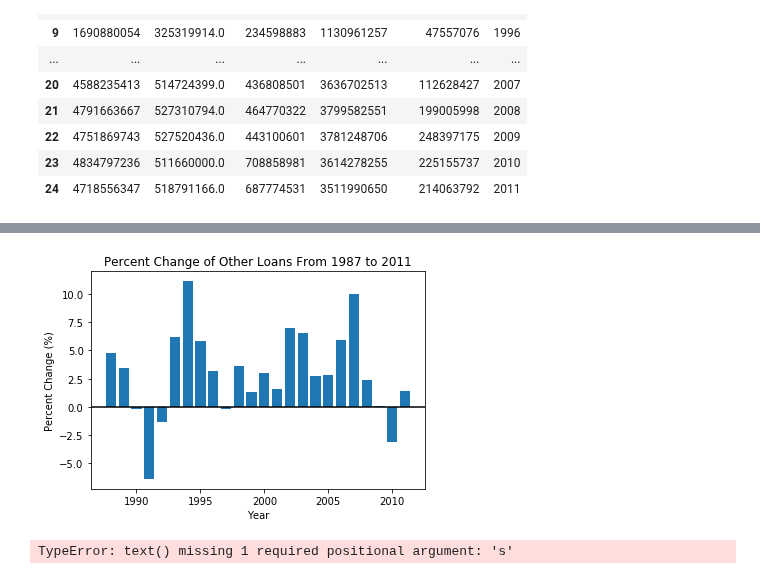
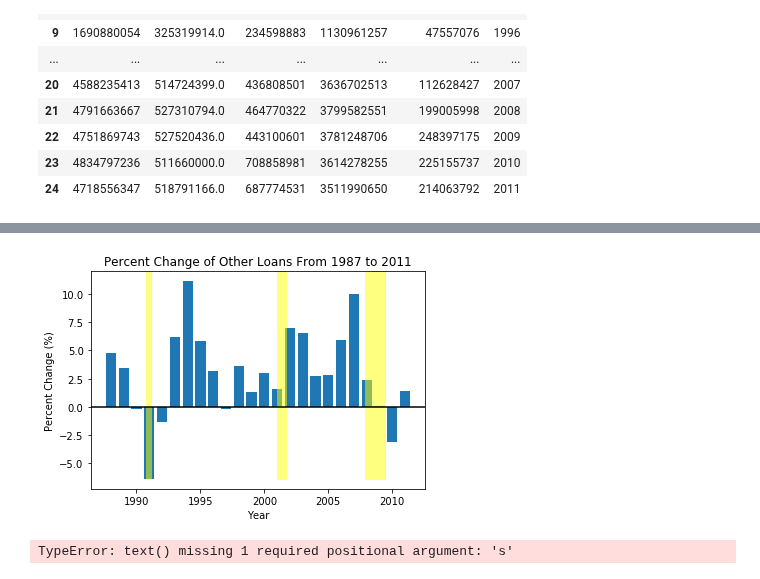
Before and after one commit to brownal05/project1, a Jupyter notebook: notebooks/Alex2.ipynb, the cells around one changed output, grey strips where cells are left out. Saved outputs shown, nothing was run; the diff lists cells and outputs as text; code cells hidden in the pictures.

```diff
--- a/notebooks/Alex2.ipynb
+++ b/notebooks/Alex2.ipynb
@@ -399,15 +432,18 @@ plt.show()
 # %%
 plt.bar(percentage_delta_df['Year'],percentage_delta_df['Other Loans'])
 plt.title('Percent Change of Other Loans From 1987 to 2011')
 #plt.ylim(-10, 45)
 
 plt.xlabel('Year')
 plt.ylabel('Percent Change (%)')
 plt.axhline(0, color='black')
+plt.axvspan(1990.75, 1991.25, 0.04, facecolor='yellow', alpha =.5)
+plt.axvspan(2001, 2001.75, 0.04, facecolor='yellow', alpha =.5)
+plt.axvspan(2007.9, 2009.5, 0.04, facecolor='yellow', alpha =.5)
 plt.savefig('../clean_graphs/Other_Loans_per_debt_bar.png')
 plt.show()
 # %% [output]
-[figure, old version]
+[figure, new version]
 # %%
 first_rec['Ratio Past Due to Total Loans'] = first_rec['Total Past Due'] / first_rec['Total Loans']
 second_rec['Ratio Past Due to Total Loans'] = second_rec['Total Past Due'] / second_rec['Total Loans']
```
Also changed, not shown: parts of 25 cells of this notebook, 5 other files.
